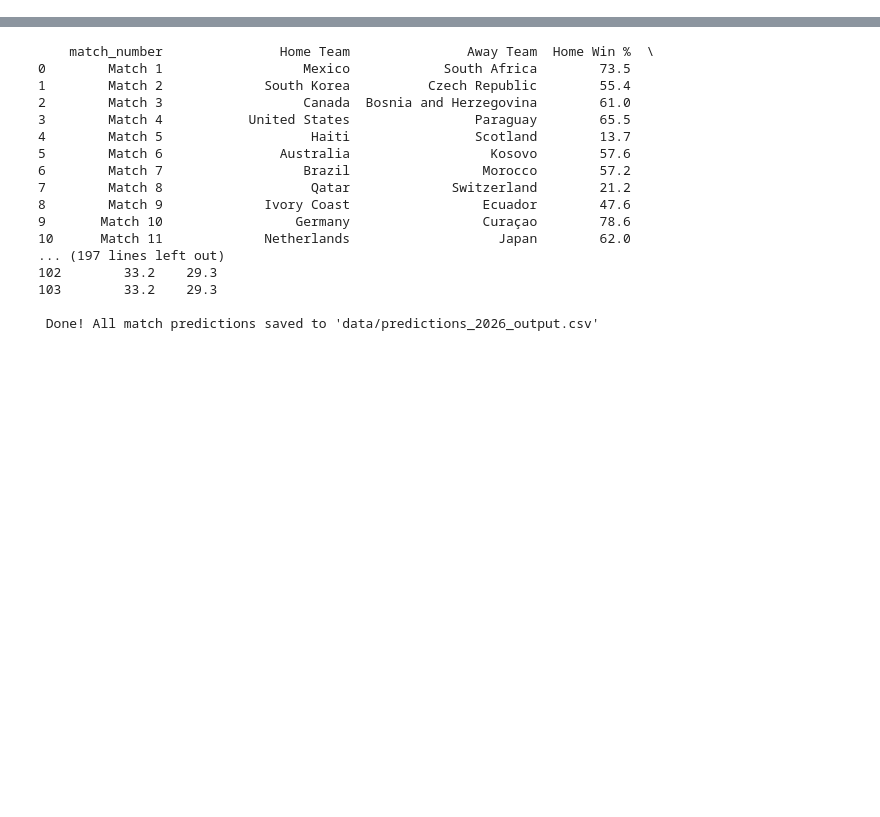
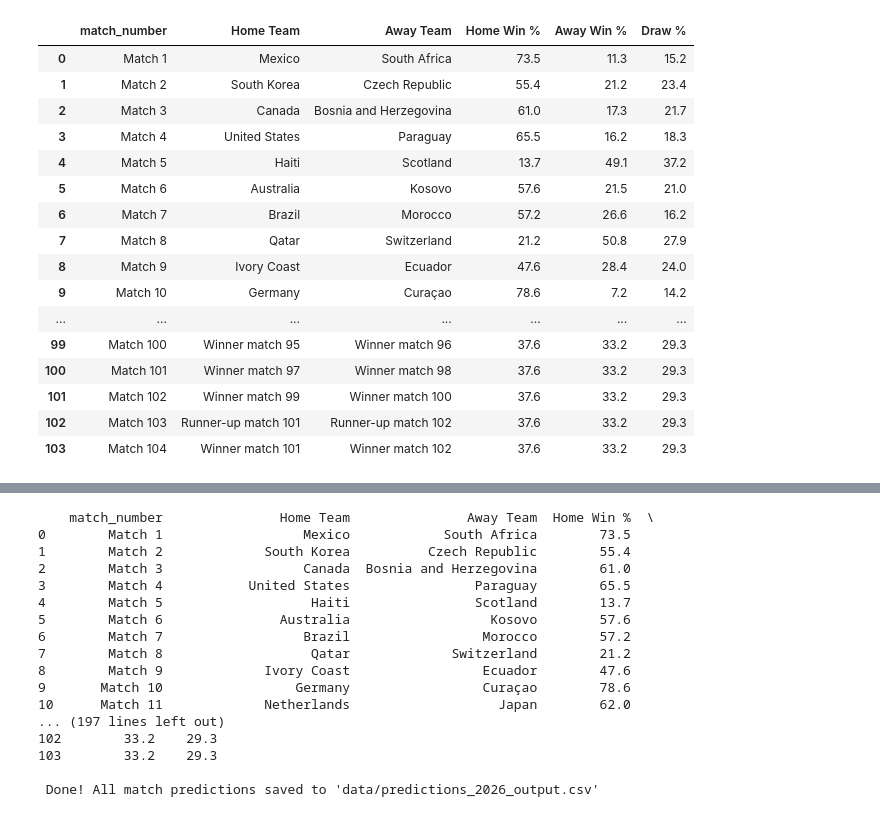
Before and after one commit to khandelwalutkarsh/FIFA-World-Cup-Prediction, a Jupyter notebook: FIFA_Prediction.ipynb, the cells around one changed output, grey strips where cells are left out. Cells and saved outputs as stored; diff of their text form; code cells hidden in the pictures; blank space fills up the shorter version.

```diff
--- a/FIFA_Prediction.ipynb
+++ b/FIFA_Prediction.ipynb
@@ -0,0 +1288,37 @@
+# %%
+import pandas as pd
+
+# 1. Temporarily remove Pandas display limits so it shows ALL rows
+with pd.option_context('display.max_rows', None, 'display.max_columns', None):
+
+    # 2. Generate predictions using your 6-feature array
+    probs = model.predict_proba(X_future_array)
+
+    # 3. Map probabilities back to the schedule layout
+    schedule["Home Win %"] = (probs[:, 0] * 100).round(1)
+    schedule["Away Win %"] = (probs[:, 1] * 100).round(1)
+    schedule["Draw %"] = (probs[:, 2] * 100).round(1)
+
+    # 4. Filter down to the essential display columns
+    prediction_output = schedule[["match_number", "Home Team", "Away Team", "Home Win %", "Away Win %", "Draw %"]]
+
+    # 5. Display the entire DataFrame (Notice: .head(10) is removed)
+    display(prediction_output)
+# %% [output]
+|  | match_number | Home Team | Away Team | Home Win % | Away Win % | Draw % |
+| 0 | Match 1 | Mexico | South Africa | 73.5 | 11.3 | 15.2 |
+| 1 | Match 2 | South Korea | Czech Republic | 55.4 | 21.2 | 23.4 |
+| 2 | Match 3 | Canada | Bosnia and Herzegovina | 61.0 | 17.3 | 21.7 |
+| 3 | Match 4 | United States | Paraguay | 65.5 | 16.2 | 18.3 |
+| 4 | Match 5 | Haiti | Scotland | 13.7 | 49.1 | 37.2 |
+| 5 | Match 6 | Australia | Kosovo | 57.6 | 21.5 | 21.0 |
+| 6 | Match 7 | Brazil | Morocco | 57.2 | 26.6 | 16.2 |
+| 7 | Match 8 | Qatar | Switzerland | 21.2 | 50.8 | 27.9 |
+| 8 | Match 9 | Ivory Coast | Ecuador | 47.6 | 28.4 | 24.0 |
+| 9 | Match 10 | Germany | Curaçao | 78.6 | 7.2 | 14.2 |
+| ... | ... | ... | ... | ... | ... | ... |
+| 99 | Match 100 | Winner match 95 | Winner match 96 | 37.6 | 33.2 | 29.3 |
+| 100 | Match 101 | Winner match 97 | Winner match 98 | 37.6 | 33.2 | 29.3 |
+| 101 | Match 102 | Winner match 99 | Winner match 100 | 37.6 | 33.2 | 29.3 |
+| 102 | Match 103 | Runner-up match 101 | Runner-up match 102 | 37.6 | 33.2 | 29.3 |
+| 103 | Match 104 | Winner match 101 | Winner match 102 | 37.6 | 33.2 | 29.3 |
```
Also changed, not shown: parts of 28 cells of this notebook.
